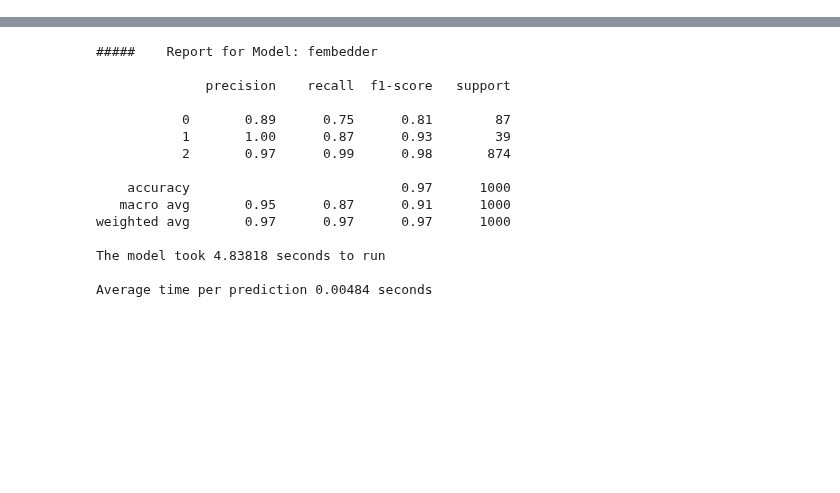
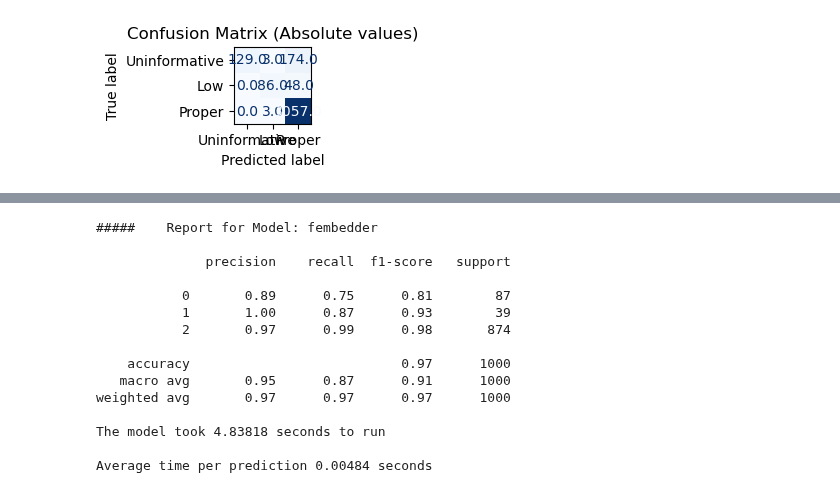
Before and after one commit to ElonGawi/Viral-Annotation-Classifier, a Jupyter notebook: model_evaluator.ipynb, the cells around one changed output, grey strips where cells are left out. Drawn from its saved outputs; the diff is of its cells as text; code cells hidden in the pictures; blank space fills up the shorter version.

```diff
--- a/model_evaluator.ipynb
+++ b/model_evaluator.ipynb
@@ -34,0 +15,80 @@ Average time per prediction 0.00009 seconds
+# %%
+self = c_report
+# # the axis the plot will use
+# cm_plot_abs = fig.add_subplot(gs[0, 0]) # row 0, col 0
+# cm_plot_norm = fig.add_subplot(gs[0, 1])
+# mem_plot = fig.add_subplot(gs[1, :])
+# cpu_plot = fig.add_subplot(gs[2, :])
+
+
+# # abs values
+# cm_plot_abs.set_title("Confusion Matrix (Absolute values)")
+# cm_disp = ConfusionMatrixDisplay(confusion_matrix=self.cm,
+#                                     display_labels=[AnnotationLabels.id2label[i] for i in self.cm_display_labels]
+#                                     )
+
+# cm_disp.plot(ax=cm_plot_abs, cmap="Blues", values_format=".1f", colorbar=False)
+
+
+# # relative per label
+# cm_plot_norm.set_title("Confusion Matrix (Normalize Per True Label)")
+
+# normalize_per_label = self.cm.astype(float) / self.cm.sum(axis=1, keepdims=True) * 100
+
+# cm_disp = ConfusionMatrixDisplay(confusion_matrix=normalize_per_label,
+#                                     display_labels=[AnnotationLabels.id2label[i] for i in self.cm_display_labels]
+#                                     )
+
+# cm_disp.plot(ax=cm_plot_norm, cmap="Blues", values_format=".1f", colorbar=False)
+
+# plt.tight_layout()
+
+
+import matplotlib.pyplot as plt
+import plotly.graph_objects as go
+import ipywidgets as widgets
+from IPython.display import display
+import numpy as np
+
+self._display_titles()
+
+
+self._display_metrics()
+
+# --- Create output widgets ---
+cell_00 = widgets.Output(layout=widgets.Layout(width='300px', height='300px'))
+cell_01 = widgets.Output(layout=widgets.Layout(width='300px', height='300px'))
+# cell_10 = widgets.Output(layout=widgets.Layout(width='300px', height='300px'))
+# cell_11 = widgets.Output(layout=widgets.Layout(width='300px', height='300px'))
+
+x = np.linspace(0,10,100)
+
+with cell_00:
+    self._display_cm_rel_plot()
+
+with cell_01:
+    self._display_cm_rel_plot()
+
+# with cell_10:
+#     self._display_cm_abs_plot()
+
+# with cell_11:
+#     pass
+#     self._display_cm_abs_plot()
+
+    # self._display_cpu_usage_plot()
+
+
+# # --- Arrange in a 2x2 grid ---
+# grid = widgets.GridBox(
+#     children=[cell_00, cell_01, cell_10, cell_11],
+#     layout=widgets.Layout(
+#         grid_template_columns="400px 400px",
+#         grid_template_rows="300px 300px",
+#         grid_gap="10px"
+#     )
+# )
+display(widgets.HBox([cell_00, cell_01]))
+
+# display(grid)
+# %% [output]
@@ -34,0 +109 @@ Average time per prediction 0.00009 seconds
+[figure, added]
```
Also changed, not shown: parts of 11 cells of this notebook, 3 other files.
